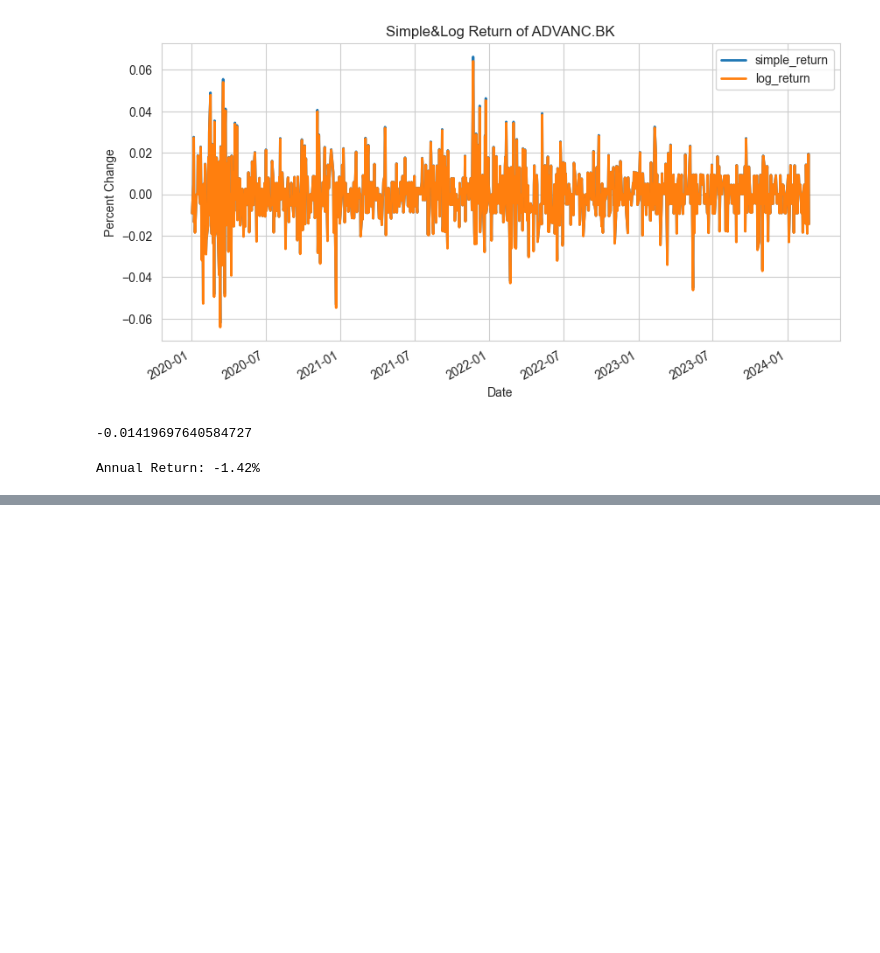
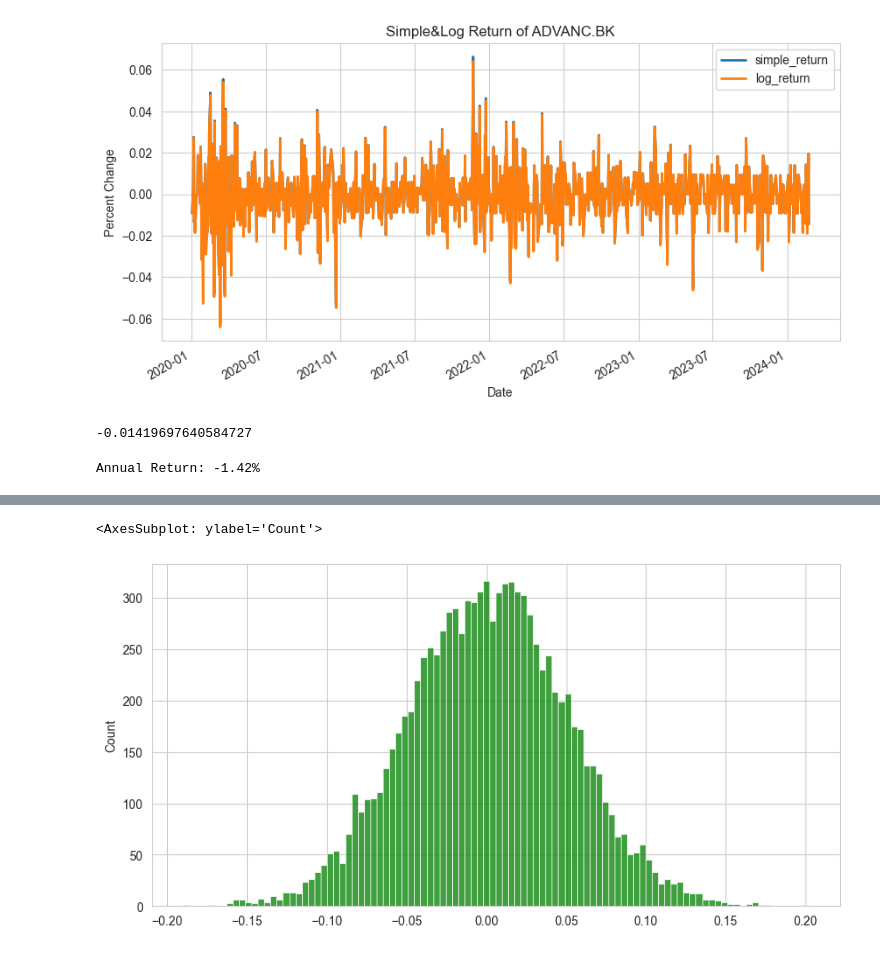
Before and after one commit to pNatTueku/basicPython, a Jupyter notebook: basic_statistics.ipynb, the cells around one changed output, grey strips where cells are left out. Drawn from its saved outputs; the diff is of its cells as text; code cells hidden in the pictures; blank space fills up the shorter version.

```diff
--- a/basic_statistics.ipynb
+++ b/basic_statistics.ipynb
@@ -196,0 +217,5 @@ Annual Return: -1.42%
+# %%
+sns.histplot(stock_1, bins = 100, color = 'green')
+# %% [output]
+<AxesSubplot: ylabel='Count'>
+[figure, added]
```
Also changed, not shown: parts of 22 cells of this notebook.
